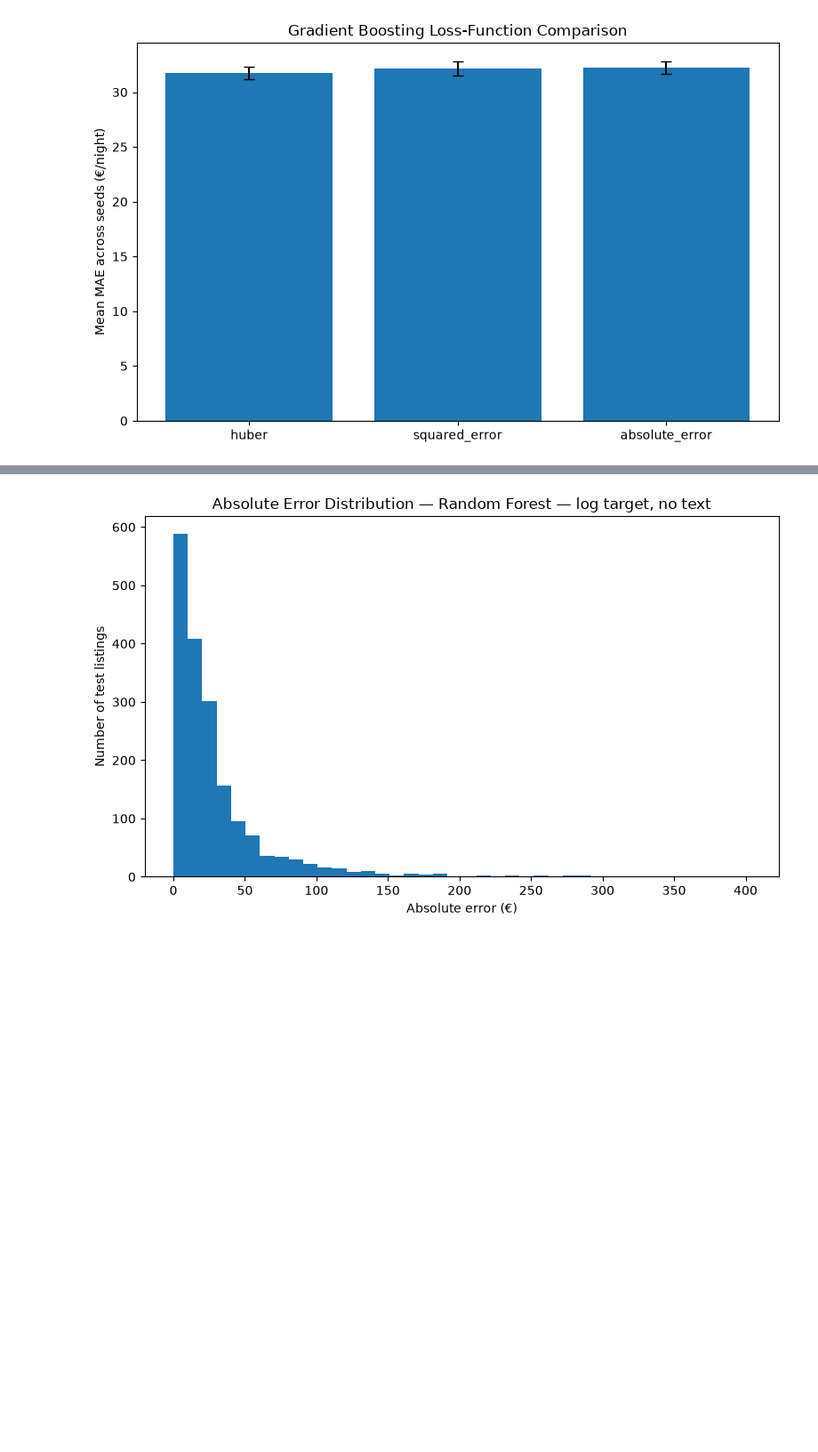
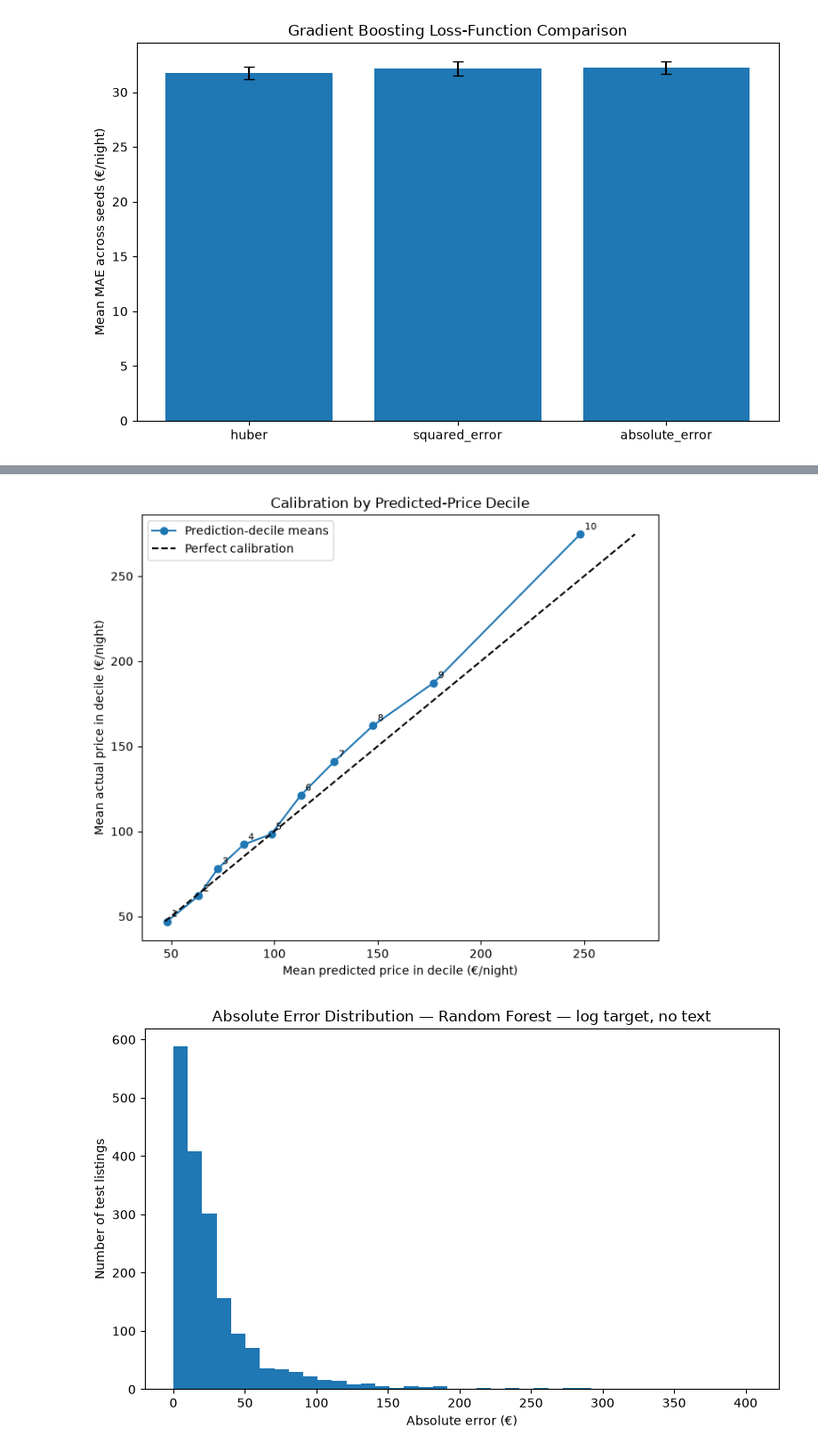
Before and after one commit to yazalj/airbnb-price-prediction-berlin, a Jupyter notebook: notebooks/03_modeling.ipynb, the cells around one changed output, grey strips where cells are left out. Shown at 89% size. Cells and saved outputs as stored; diff of their text form; code cells hidden in the pictures; blank space fills up the shorter version.

```diff
--- a/notebooks/03_modeling.ipynb
+++ b/notebooks/03_modeling.ipynb
@@ -1533,0 +1580,75 @@ plt.show()
+# %%
+diagnostic_frame = pd.DataFrame({
+    "actual_price": y_test.to_numpy(),
+    "predicted_price": final_pred,
+    "residual": residuals,
+    "absolute_error": final_abs_error,
+})
+diagnostic_frame["prediction_decile"] = pd.qcut(
+    diagnostic_frame["predicted_price"],
+    q=10,
+    labels=False,
+    duplicates="drop",
+) + 1
+
+residual_bin_summary = (
+    diagnostic_frame.groupby("prediction_decile", observed=False)
+    .agg(
+        n=("residual", "size"),
+        mean_actual_price=("actual_price", "mean"),
+        mean_predicted_price=("predicted_price", "mean"),
+        mean_signed_residual=("residual", "mean"),
+        residual_sd=("residual", "std"),
+        mae=("absolute_error", "mean"),
+    )
+    .reset_index()
+)
+calibration_by_decile = residual_bin_summary[[
+    "prediction_decile",
+    "n",
+    "mean_predicted_price",
+    "mean_actual_price",
+    "mean_signed_residual",
+]].copy()
+
+display(residual_bin_summary)
+
+fig, ax = plt.subplots(figsize=(7, 6))
+ax.plot(
+    calibration_by_decile["mean_predicted_price"],
+    calibration_by_decile["mean_actual_price"],
+    marker="o",
+    label="Prediction-decile means",
+)
+calibration_limits = [
+    min(
+        calibration_by_decile["mean_predicted_price"].min(),
+        calibration_by_decile["mean_actual_price"].min(),
+    ),
+    max(
+        calibration_by_decile["mean_predicted_price"].max(),
+        calibration_by_decile["mean_actual_price"].max(),
+    ),
+]
+ax.plot(
+    calibration_limits,
+    calibration_limits,
+    linestyle="--",
+    color="black",
+    label="Perfect calibration",
+)
+for row in calibration_by_decile.itertuples(index=False):
+    ax.annotate(
+        str(int(row.prediction_decile)),
+        (row.mean_predicted_price, row.mean_actual_price),
+        xytext=(4, 4),
+        textcoords="offset points",
+        fontsize=8,
+    )
+ax.set_xlabel("Mean predicted price in decile (€/night)")
+ax.set_ylabel("Mean actual price in decile (€/night)")
+ax.set_title("Calibration by Predicted-Price Decile")
+ax.legend()
+fig.tight_layout()
+plt.show()
+# %% [output]
@@ -1534,3 +1666,4 @@ plt.show()
+[figure, added]
 # %%
 fig, ax = plt.subplots(figsize=(8, 5))
 ax.hist(final_abs_error, bins=40)
```
Also changed, not shown: parts of 10 cells of this notebook, 2 other files.
